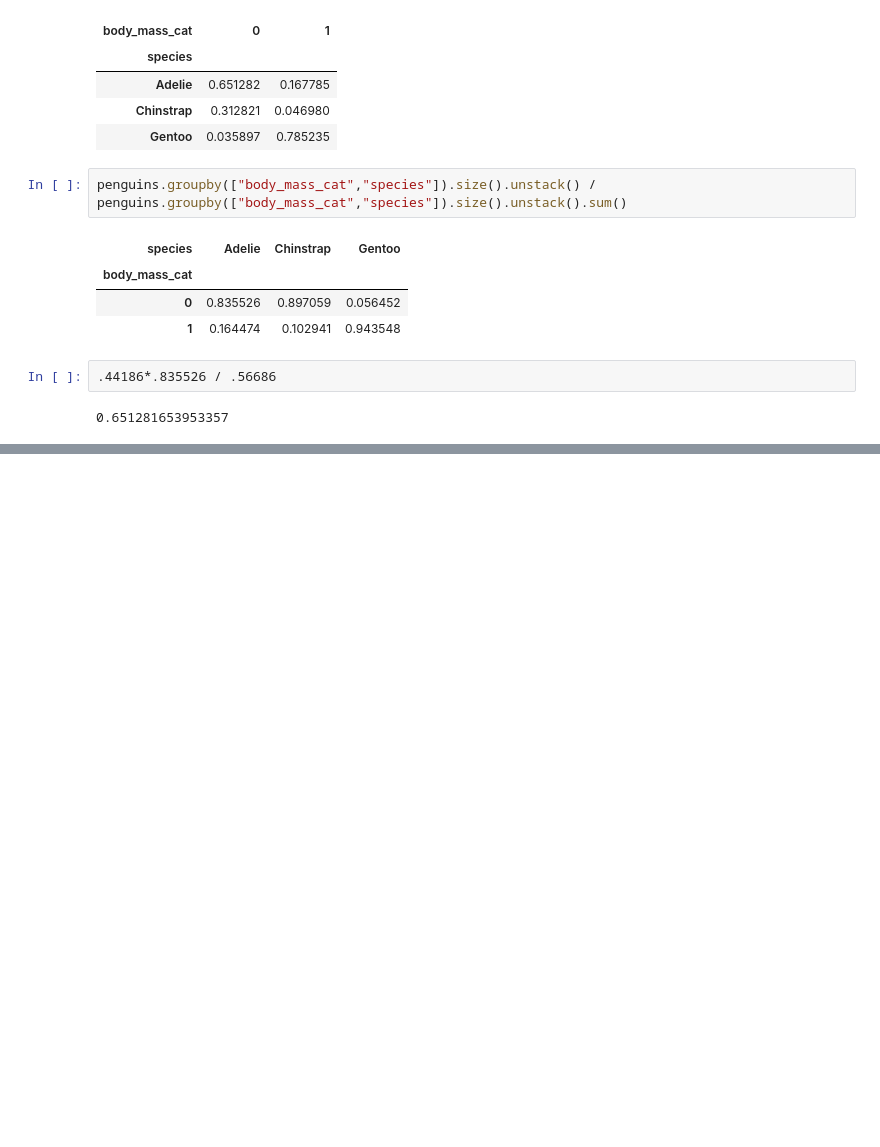
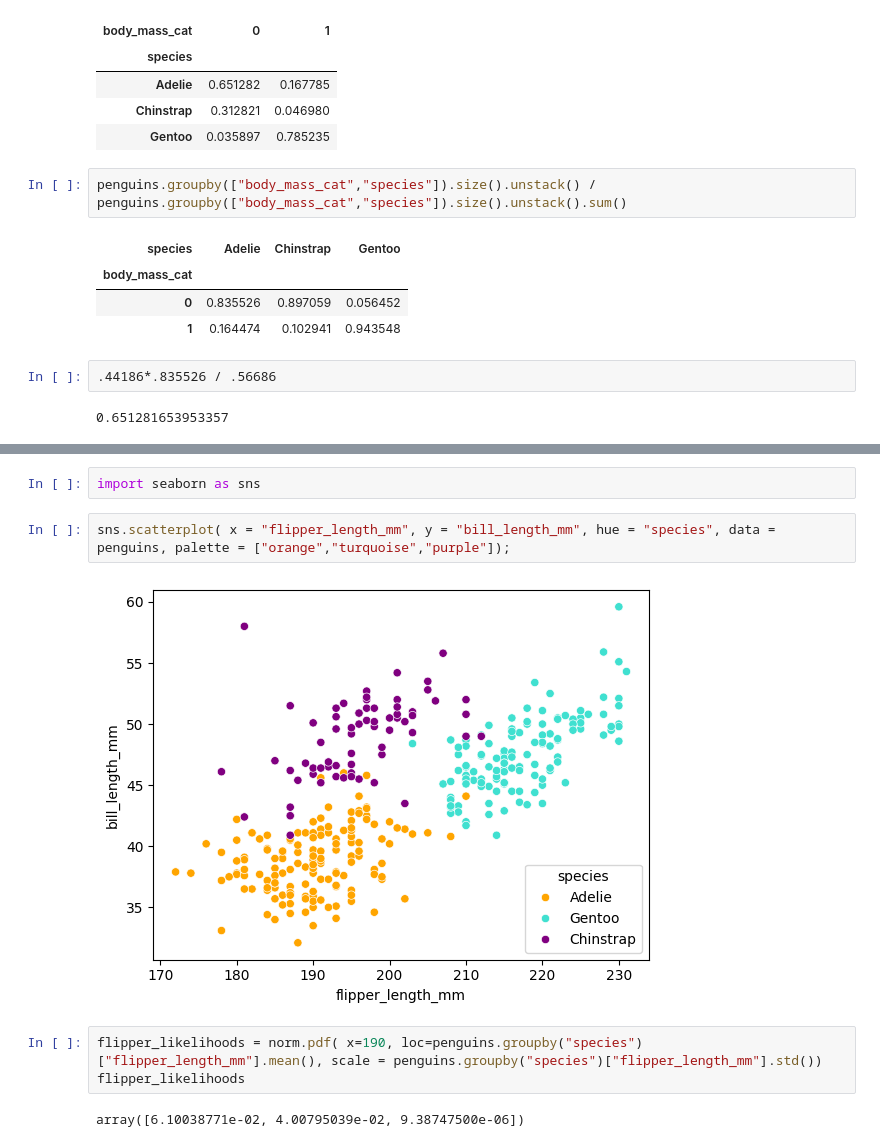
Before and after one commit to mbrudd/csci290, a Jupyter notebook: notebooks/Bayes_penguins.ipynb, the cells around one changed output, grey strips where cells are left out. Drawn from its saved outputs; the diff is of its cells as text; blank space fills up the shorter version.

```diff
--- a/notebooks/Bayes_penguins.ipynb
+++ b/notebooks/Bayes_penguins.ipynb
@@ -91,0 +141,11 @@ penguins.groupby(["body_mass_cat","species"]).size().unstack() / penguins.groupb
+# %%
+import seaborn as sns
+# %%
+sns.scatterplot( x = "flipper_length_mm", y = "bill_length_mm", hue = "species", data = penguins, palette = ["orange","turquoise","purple"]);
+# %% [output]
+[figure, added]
+# %%
+flipper_likelihoods = norm.pdf( x=190, loc=penguins.groupby("species")["flipper_length_mm"].mean(), scale = penguins.groupby("species")["flipper_length_mm"].std())
+flipper_likelihoods
+# %% [output]
+array([6.10038771e-02, 4.00795039e-02, 9.38747500e-06])
```
Also changed, not shown: parts of 11 cells of this notebook.
